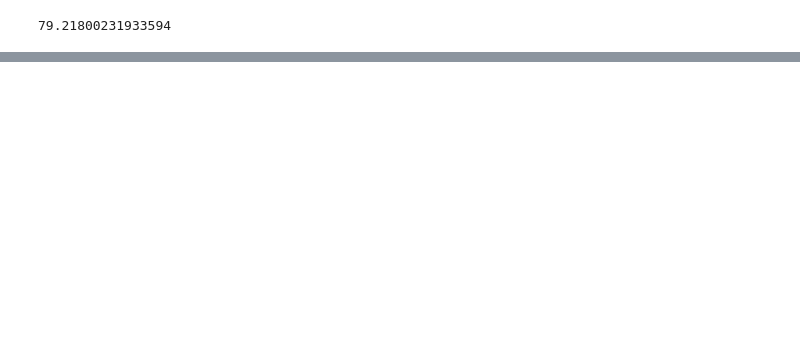
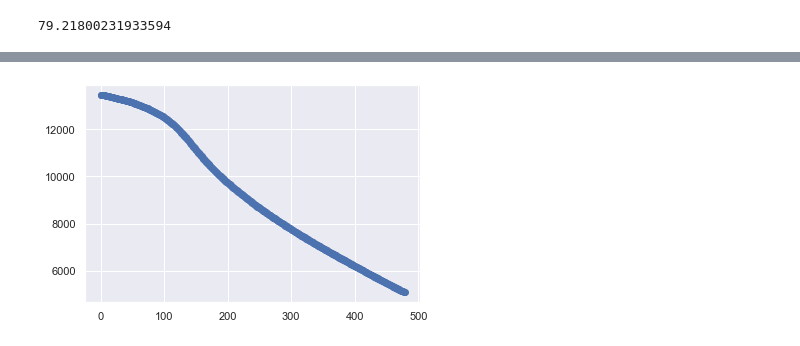
Before and after one commit to FelixLangot/LMD_Internship, a Jupyter notebook: RH_Trop.ipynb, the cells around one changed output, grey strips where cells are left out. Drawn from its saved outputs; the diff is of its cells as text; code cells hidden in the pictures; blank space fills up the shorter version.

```diff
--- a/RH_Trop.ipynb
+++ b/RH_Trop.ipynb
@@ -270,7 +296,7 @@ izparcel = ads.Zparcel(z)[0]
 dzp = 0
 i = 0
 while dzp < deltaz[i+1]:
-    dzp += -mwenv[izparcel] * deltat[i]
+    dzp += -mwenv[izparcel] * deltat
     if i>=len(t)-1:
         break
     else:
@@ -284,0 +323,3 @@ deltaz[1]
+# %%
+time = np.array([t,t2,t3,t4,t5,t6,t7,t8,t9,t10]).flatten()
+(timeshape,) = time.shape
@@ -284,0 +330,17 @@ deltaz[1]
+# %%
+N = np.argmax(time)
+ztraj = np.zeros(timeshape)
+ztraj[N] = ads.Zparcel(z)[1]
+maxi = np.max(ztraj)
+if maxi < z[ads.Zparcel(z)[0]+1]:
+    for i in np.arange(N-1,-1,-1):
+        ztraj[i] = ztraj[i+1]-wtot[ads.Zparcel(z)[0]]*deltat
+maxi = np.max(ztraj)
+if z[ads.Zparcel(z)[0]+1] <= np.max(ztraj) < z[ads.Zparcel(z)[0]+2]:
+    for j in np.arange(i,-1,-1):
+        ztraj[j] = 2000
+        #ztraj[j] = ztraj[j+1]-wtot[ads.Zparcel(z)[0]+1]*deltat
+maxi = np.max(ztraj)
+if maxi >= z[ads.Zparcel(z)[0]+2]:
+    for k in np.arange(j,-1,-1):
+        ztraj[k] = 0
@@ -284,0 +364,12 @@ deltaz[1]
+# %%
+N = np.argmax(time)
+ztraj = np.zeros(timeshape)
+ztraj[N] = ads.Zparcel(z)[1]
+maxtraj = np.max(ztraj)
+i = N-1
+for j in np.arange( ads.Zparcel(z)[0], np.argmax(z) ):
+    while maxtraj < z[j+1] and i >= 0:
+        ztraj[i] = ztraj[i+1]-wtot[j]*deltat
+        maxtraj = np.max(ztraj)
+        i = i-1
+    print(i)
@@ -284,0 +394,5 @@ deltaz[1]
+# %%
+plt.scatter(np.arange(len(ztraj)),ztraj)
+plt.show()
+# %% [output]
+[figure, added]
```
Also changed, not shown: parts of 20 cells of this notebook.
